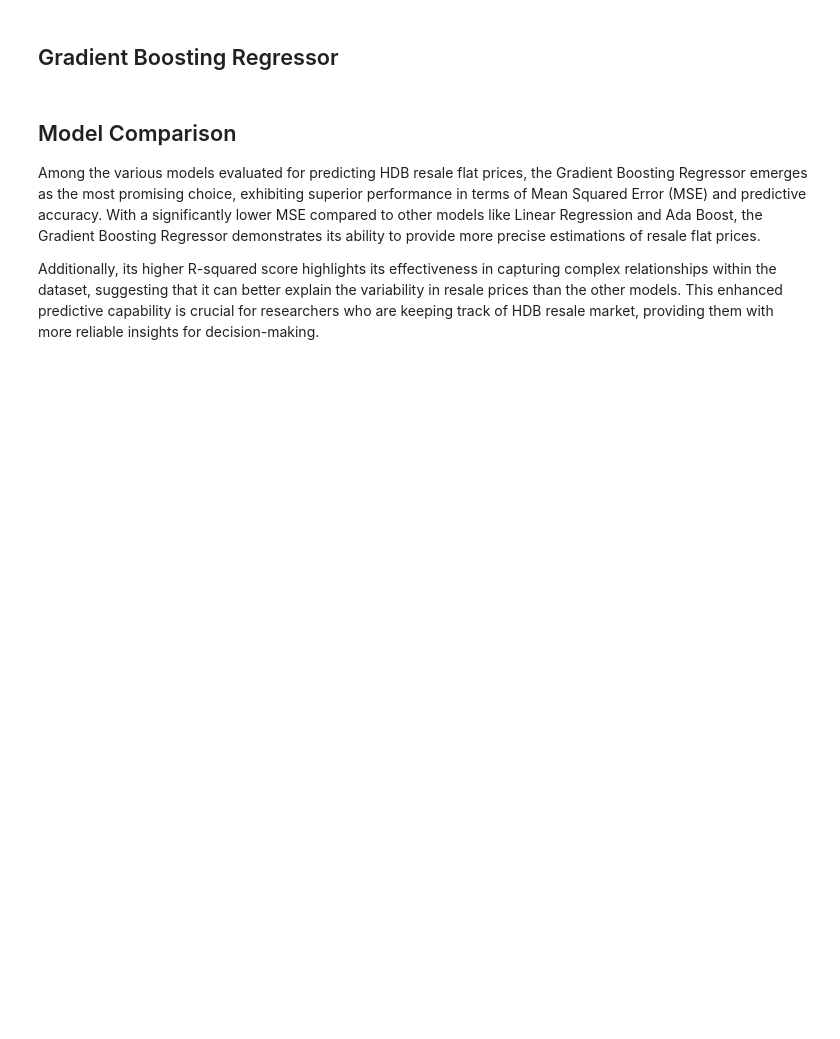
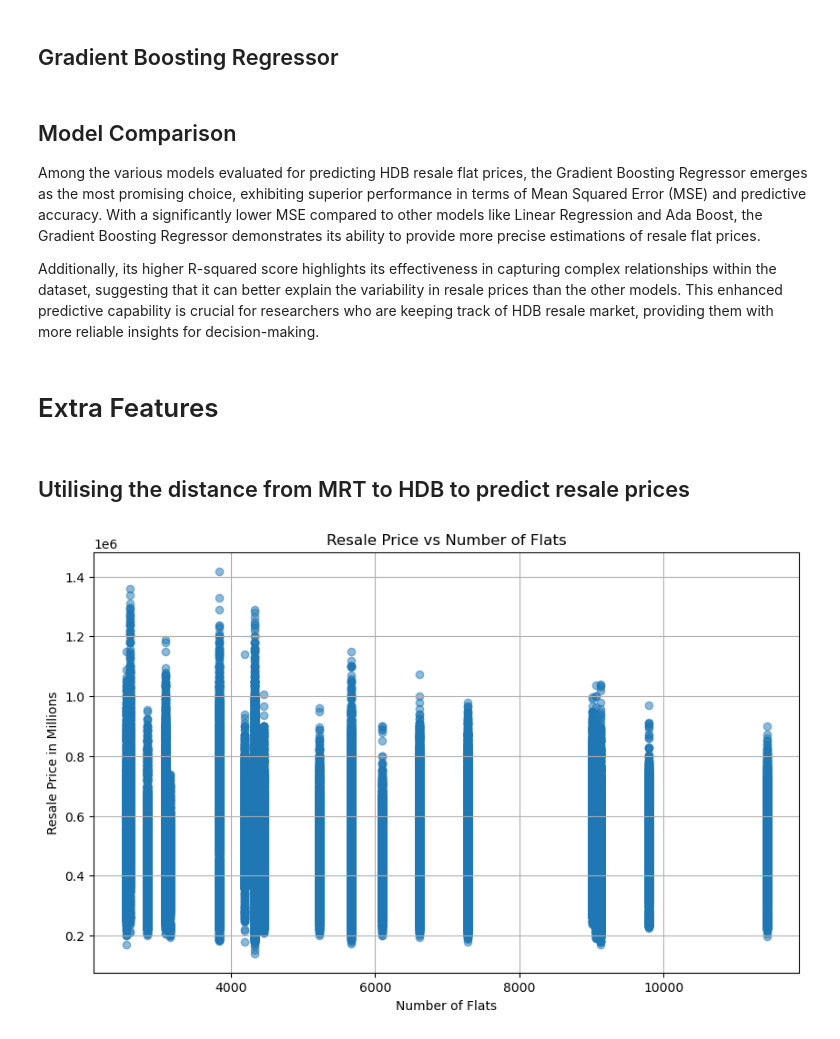
Before and after one commit to Cheenaswee/CS3244-Machines-That-Learn, a Jupyter notebook: CS3244_Data2.ipynb, the cells around one changed output. Drawn from its saved outputs; the diff is of its cells as text; code cells hidden in the pictures; blank space fills up the shorter version.

```diff
--- a/CS3244_Data2.ipynb
+++ b/CS3244_Data2.ipynb
@@ -753,3 +815,45 @@ plt.show()
 Among the various models evaluated for predicting HDB resale flat prices, the Gradient Boosting Regressor emerges as the most promising choice, exhibiting superior performance in terms of Mean Squared Error (MSE) and predictive accuracy. With a significantly lower MSE compared to other models like Linear Regression and Ada Boost, the Gradient Boosting Regressor demonstrates its ability to provide more precise estimations of resale flat prices.
 
 Additionally, its higher R-squared score highlights its effectiveness in capturing complex relationships within the dataset, suggesting that it can better explain the variability in resale prices than the other models. This enhanced predictive capability is crucial for researchers who are keeping track of HDB resale market, providing them with more reliable insights for decision-making.
+# %% [markdown]
+# Extra Features
+# %% [markdown]
+## Utilising the distance from MRT to HDB to predict resale prices
+# %%
+hdb_dataset = pd.read_csv(r"..\CS3244-Machines-That-Learn\Dataset\resale_flat.csv")
+
+# Load the MRT/LRT station dataset
+mrt_dataset = pd.read_csv(r"..\CS3244-Machines-That-Learn\Dataset\mrt_lrt_data.csv")
+
+# Convert the station names in the MRT/LRT station dataset to all capital letters
+mrt_dataset['station_name'] = mrt_dataset['station_name'].str.upper()
+
+# Merge the HDB resale dataset with the MRT/LRT station dataset based on the town name
+merged_dataset = pd.merge(hdb_dataset, mrt_dataset, left_on='town', right_on='station_name', how='left')
+
+# Group the merged dataset by the station name and count the number of flats in each group
+station_counts = merged_dataset.groupby('station_name').size().reset_index(name='Number of Flats')
+
+# Merge the station counts with the original MRT/LRT station dataset to include stations with zero flats
+mrt_dataset_with_counts = pd.merge(mrt_dataset, station_counts, on='station_name', how='left')
+
+# Fill missing values in the "Number of Flats" column with zero
+mrt_dataset_with_counts['Number of Flats'].fillna(0, inplace=True)
+
+# Merge the MRT/LRT station dataset with the HDB resale dataset based on the town name
+hdb_dataset_with_counts = pd.merge(hdb_dataset, mrt_dataset_with_counts[['station_name', 'Number of Flats']], left_on='town', right_on='station_name', how='left')
+
+# Drop the redundant "station_name" column
+hdb_dataset_with_counts.drop(columns=['station_name'], inplace=True)
+
+plt.figure(figsize=(10, 6))
+plt.scatter(hdb_dataset_with_counts['Number of Flats'], hdb_dataset_with_counts['resale_price'], alpha=0.5)
+plt.title('Resale Price vs Number of Flats')
+plt.xlabel('Number of Flats')
+plt.ylabel('Resale Price in Millions')
+
+
+plt.grid(True)
+plt.show()
+# %% [output]
+[figure, added]
```
Also changed, not shown: parts of 6 cells of this notebook.
